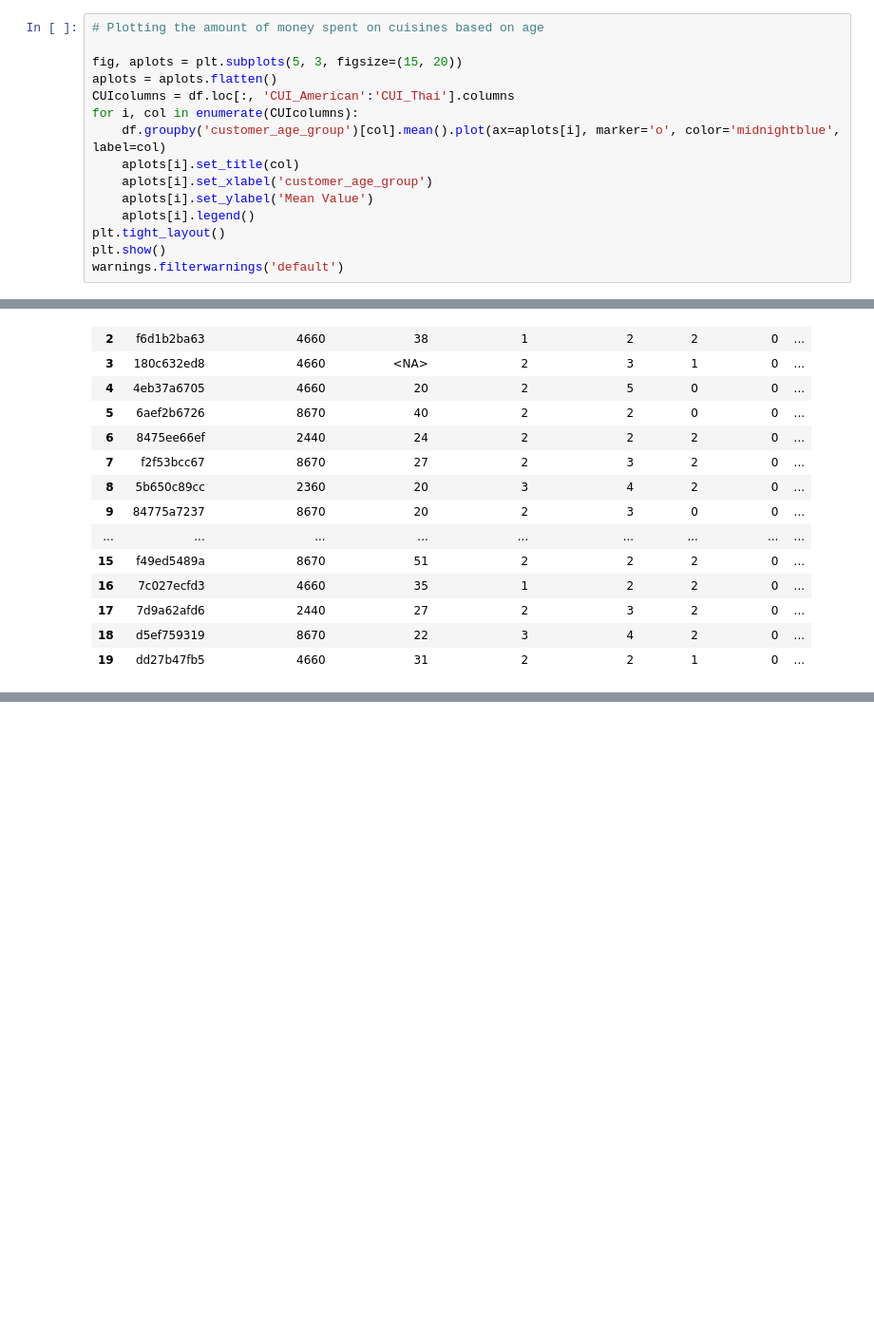
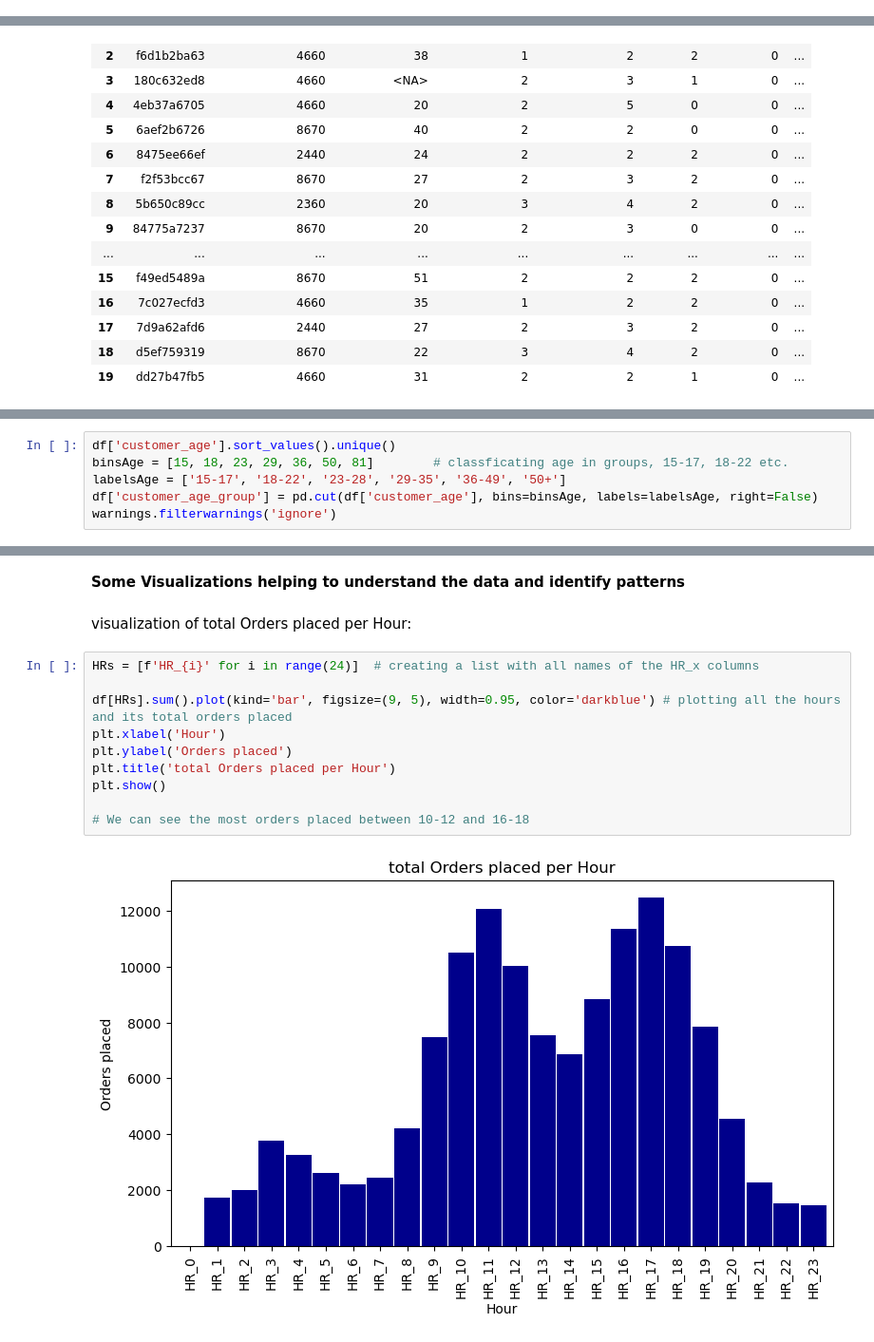
Before and after one commit to Gomsofi06/Data_Mining_NOVAIMS, a Jupyter notebook: src/DM2425_Part1_19.ipynb, the cells around one changed output, grey strips where cells are left out. Shown: that part at 95% size. Saved outputs shown, nothing was run; the diff lists cells and outputs as text; blank space fills up the shorter version.

```diff
--- a/src/DM2425_Part1_19.ipynb
+++ b/src/DM2425_Part1_19.ipynb
@@ -610,15 +409,0 @@ plt.show()
-# %%
-# Plotting the amount of money spent on cuisines based on age
-
-fig, aplots = plt.subplots(5, 3, figsize=(15, 20))
-aplots = aplots.flatten()
-CUIcolumns = df.loc[:, 'CUI_American':'CUI_Thai'].columns
-for i, col in enumerate(CUIcolumns):
-    df.groupby('customer_age_group')[col].mean().plot(ax=aplots[i], marker='o', color='midnightblue', label=col)
-    aplots[i].set_title(col)
-    aplots[i].set_xlabel('customer_age_group')
-    aplots[i].set_ylabel('Mean Value')
-    aplots[i].legend()
-plt.tight_layout()
-plt.show()
-warnings.filterwarnings('default')
@@ -771,0 +548,6 @@ df.head(20)
+# %%
+df['customer_age'].sort_values().unique()
+binsAge = [15, 18, 23, 29, 36, 50, 81]        # classficating age in groups, 15-17, 18-22 etc.
+labelsAge = ['15-17', '18-22', '23-28', '29-35', '36-49', '50+']
+df['customer_age_group'] = pd.cut(df['customer_age'], bins=binsAge, labels=labelsAge, right=False)
+warnings.filterwarnings('ignore')
@@ -771,0 +572,16 @@ df.head(20)
+# %% [markdown]
+**Some Visualizations helping to understand the data and identify patterns**
+# %% [markdown]
+visualization of total Orders placed per Hour:
+# %%
+HRs = [f'HR_{i}' for i in range(24)]  # creating a list with all names of the HR_x columns
+
+df[HRs].sum().plot(kind='bar', figsize=(9, 5), width=0.95, color='darkblue') # plotting all the hours and its total orders placed
+plt.xlabel('Hour')
+plt.ylabel('Orders placed')
+plt.title('total Orders placed per Hour')
+plt.show()
+
+# We can see the most orders placed between 10-12 and 16-18
+# %% [output]
+[figure, added]
```
Also changed, not shown: parts of 60 cells of this notebook.
